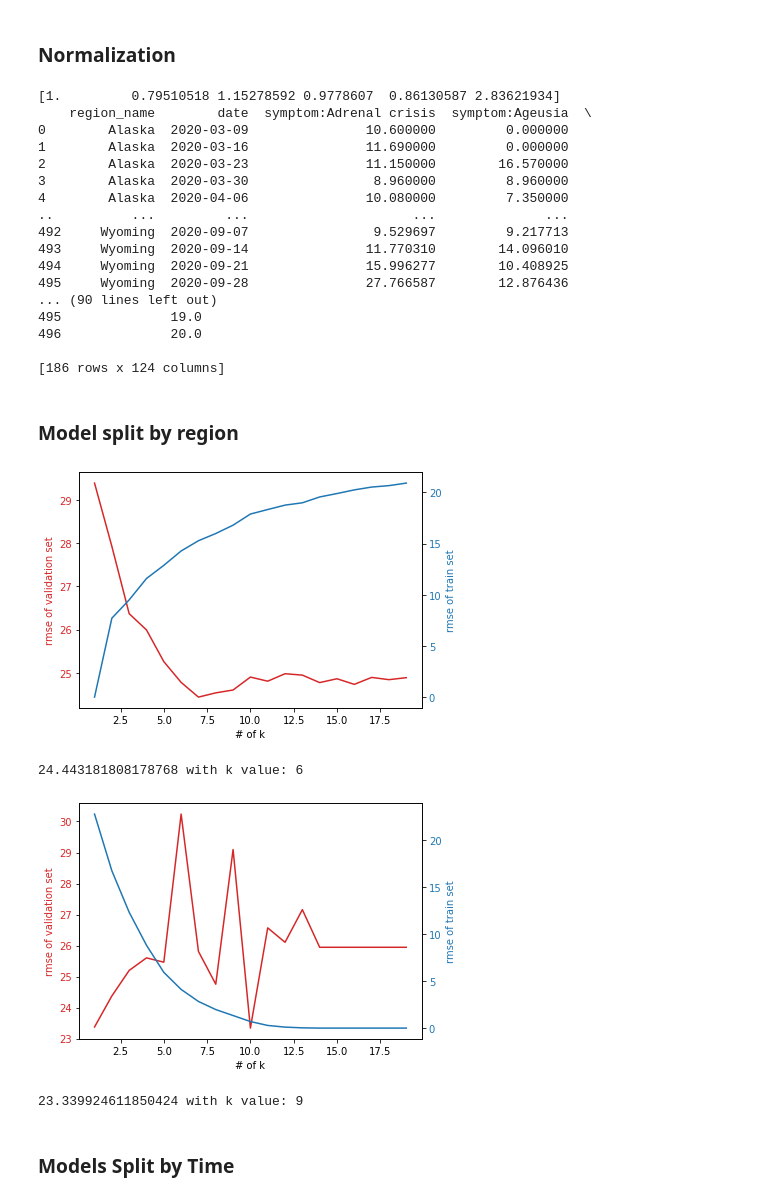
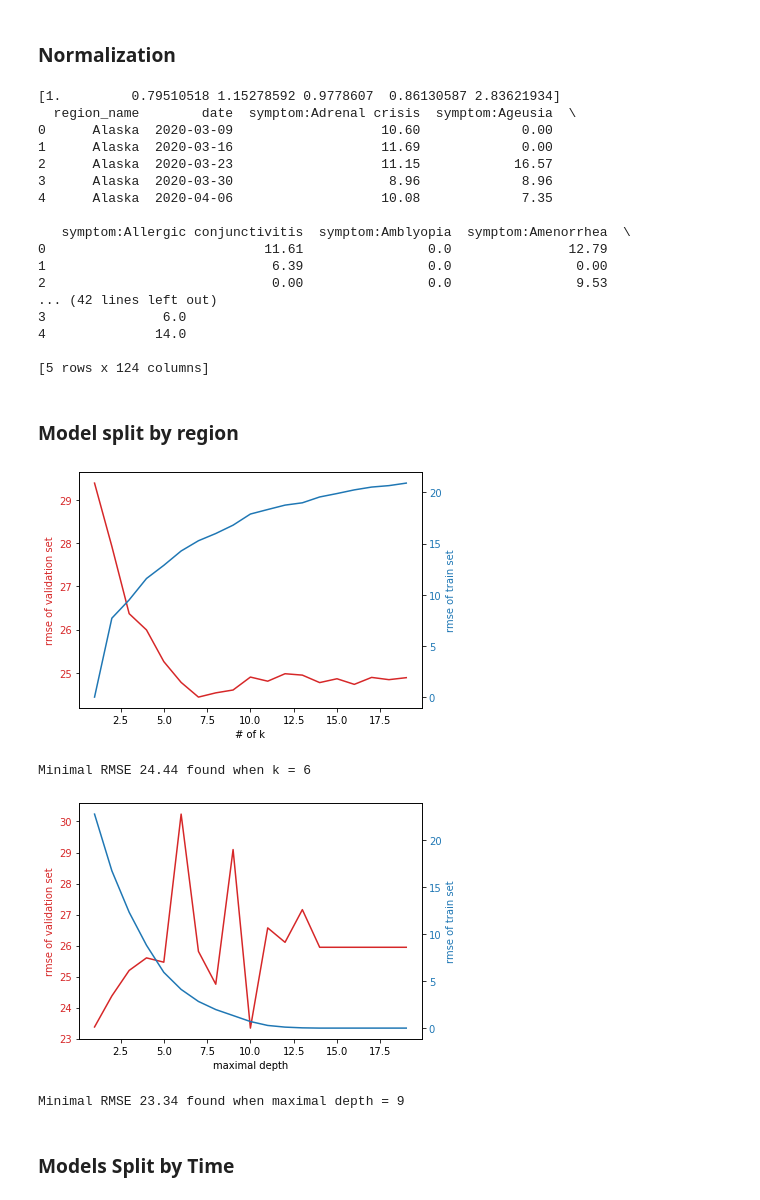
Before and after one commit to JumjieYang/COVID19-ML, a Jupyter notebook: predict.ipynb, the cells around one changed output. Cells and saved outputs as stored; diff of their text form; code cells hidden in the pictures.

```diff
--- a/predict.ipynb
+++ b/predict.ipynb
@@ -55,25 +55,25 @@ for re in region:
     for feature in features:
         df.loc[np.in1d(df['region_name'], re),feature] = df.loc[np.in1d(df['region_name'], re),feature].map(lambda x: x*normal[i])
     i = i + 1
-print(df)
+print(df.head())
 # %% [output]
 [1.         0.79510518 1.15278592 0.9778607  0.86130587 2.83621934]
-    region_name        date  symptom:Adrenal crisis  symptom:Ageusia  \
-0        Alaska  2020-03-09               10.600000         0.000000
-1        Alaska  2020-03-16               11.690000         0.000000
-2        Alaska  2020-03-23               11.150000        16.570000
-3        Alaska  2020-03-30                8.960000         8.960000
-4        Alaska  2020-04-06               10.080000         7.350000
-..          ...         ...                     ...              ...
-492     Wyoming  2020-09-07                9.529697         9.217713
-493     Wyoming  2020-09-14               11.770310        14.096010
-494     Wyoming  2020-09-21               15.996277        10.408925
-495     Wyoming  2020-09-28               27.766587        12.876436
-... (90 lines left out)
-495              19.0
-496              20.0
+  region_name        date  symptom:Adrenal crisis  symptom:Ageusia  \
+0      Alaska  2020-03-09                   10.60             0.00
+1      Alaska  2020-03-16                   11.69             0.00
+2      Alaska  2020-03-23                   11.15            16.57
+3      Alaska  2020-03-30                    8.96             8.96
+4      Alaska  2020-04-06                   10.08             7.35
 
-[186 rows x 124 columns]
+   symptom:Allergic conjunctivitis  symptom:Amblyopia  symptom:Amenorrhea  \
+0                            11.61                0.0               12.79
+1                             6.39                0.0                0.00
+2                             0.00                0.0                9.53
+... (42 lines left out)
+3               6.0
+4              14.0
+
+[5 rows x 124 columns]
 # %% [markdown]
 ### Model split by region
 # %%
@@ -104,48 +104,48 @@ ax2.tick_params(axis='y', labelcolor=color)
 
 fig.tight_layout()
 plt.show()
-print(min(rmse), end=" with k value: ")
+print("Minimal RMSE %.2f" % min(rmse), end=" found when k = ")
 for i, value in enumerate(rmse):
     if value == min(rmse):
         print (i)
 # %% [output]
 [figure]
-24.443181808178768 with k value: 6
+Minimal RMSE 24.44 found when k = 6
 # %%
 X = df.iloc[:,2:-1]
 y = df.iloc[:,-1]
 group = df.region_name.astype("category").cat.codes
 group_kfold = GroupKFold(6)
 
 rmse = np.empty(19)
 rmse_train = np.empty(19)
 for k in range(1,20):
     res = cross_validate(DTR(max_depth=k,random_state=5), X, y, scoring='neg_root_mean_squared_error', groups=group, cv=group_kfold, return_train_score=True)
     rmse[k-1] = res['test_score'].mean() *(-1)
     rmse_train[k-1] = res['train_score'].mean() *(-1)
 fig, ax1 = plt.subplots()
 color = 'tab:red'
-ax1.set_xlabel('# of k')
+ax1.set_xlabel('maximal depth')
 ax1.set_ylabel('rmse of validation set', color=color)
 ax1.plot(range(1,20),rmse, color=color)
 ax1.tick_params(axis='y', labelcolor=color)
 
 ax2 = ax1.twinx()
 
 color = 'tab:blue'
 ax2.set_ylabel('rmse of train set', color=color)
 ax2.plot(range(1,20),rmse_train, color=color)
 ax2.tick_params(axis='y', labelcolor=color)
 
 fig.tight_layout()
 plt.show()
-print(min(rmse), end=" with k value: ")
+print("Minimal RMSE %.2f" % min(rmse), end=" found when maximal depth = ")
 for i, value in enumerate(rmse):
     if value == min(rmse):
         print (i)
 # %% [output]
-[figure, old version]
+[figure, new version]
-23.339924611850424 with k value: 9
+Minimal RMSE 23.34 found when maximal depth = 9
 # %% [markdown]
 ### Models Split by Time
 # %%
```
Also changed, not shown: parts of 4 cells of this notebook.
